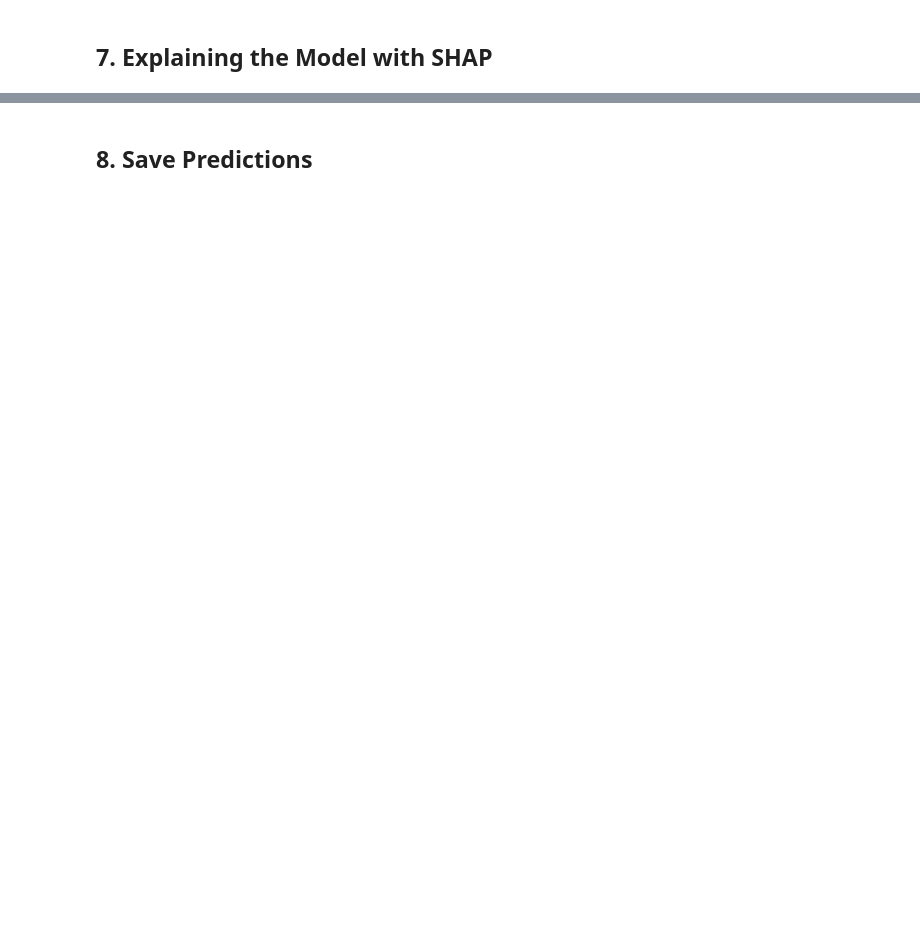
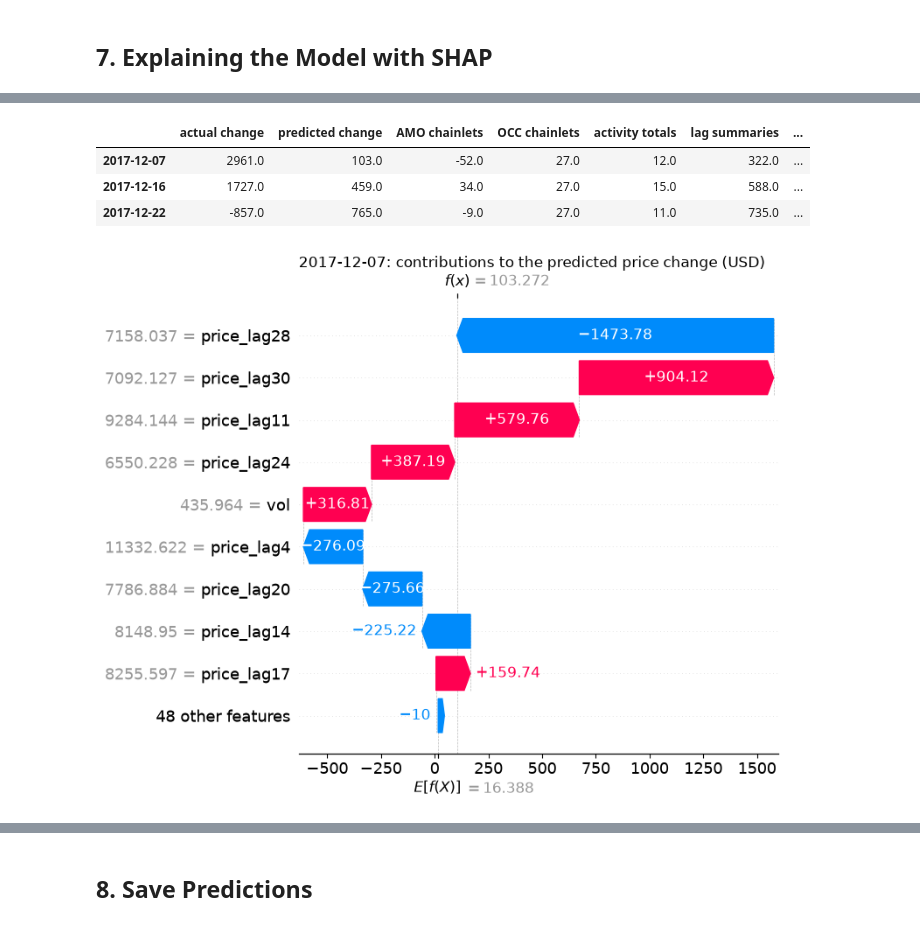
Before and after one commit to hubertantoniewicz/Bitcoin_Price_Prediction_xAI, a Jupyter notebook: BTC_Prediction_xAI_hu827797.ipynb, the cells around one changed output, grey strips where cells are left out. Drawn from its saved outputs; the diff is of its cells as text; code cells hidden in the pictures; blank space fills up the shorter version.

```diff
--- a/BTC_Prediction_xAI_hu827797.ipynb
+++ b/BTC_Prediction_xAI_hu827797.ipynb
@@ -561,0 +640,24 @@ errors.reindex(errors['error'].abs().sort_values(ascending=False).index).head(5)
+# %%
+EXPLAIN_DAYS = [pd.Timestamp(2017, 12, 7), pd.Timestamp(2017, 12, 16), pd.Timestamp(2017, 12, 22)]
+day_pos = {d: int(np.flatnonzero(test['date'] == d)[0]) for d in EXPLAIN_DAYS}
+
+summary = pd.DataFrame({
+    'actual change': [test['target'].iloc[i] for i in day_pos.values()],
+    'predicted change': [pred_change[i] for i in day_pos.values()],
+}, index=[d.date() for d in EXPLAIN_DAYS])
+pd.concat([summary, group_shap.loc[summary.index]], axis=1).round(0)
+# %% [output]
+|  | actual change | predicted change | AMO chainlets | OCC chainlets | activity totals | lag summaries | ... |
+| 2017-12-07 | 2961.0 | 103.0 | -52.0 | 27.0 | 12.0 | 322.0 | ... |
+| 2017-12-16 | 1727.0 | 459.0 | 34.0 | 27.0 | 15.0 | 588.0 | ... |
+| 2017-12-22 | -857.0 | 765.0 | -9.0 | 27.0 | 11.0 | 735.0 | ... |
+# %%
+def plot_day(day):
+    shap.plots.waterfall(dec_explanation[day_pos[day]], max_display=10, show=False)
+    plt.title(f'{day.date()}: contributions to the predicted price change (USD)', loc='left')
+    plt.tight_layout()
+    plt.show()
+
+plot_day(EXPLAIN_DAYS[0])
+# %% [output]
+[figure, added]
```
Also changed, not shown: parts of 15 cells of this notebook.
